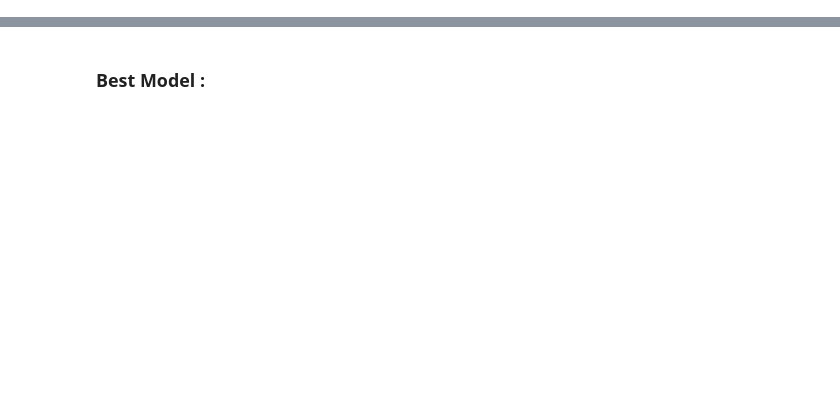
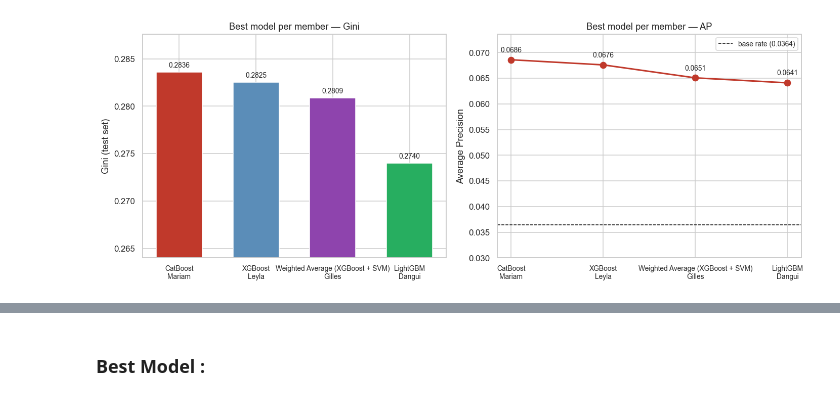
Before and after one commit to leyla-louache/porto-seguro-project, a Jupyter notebook: notebooks/05_final_comparison.ipynb, the cells around one changed output, grey strips where cells are left out. Saved outputs shown, nothing was run; the diff lists cells and outputs as text; code cells hidden in the pictures; blank space fills up the shorter version.

Commit message:
Add results export cells and group comparison figures

```diff
--- a/notebooks/05_final_comparison.ipynb
+++ b/notebooks/05_final_comparison.ipynb
@@ -13,3 +13,16 @@ sns.set_theme(style="whitegrid")
 plt.rcParams["figure.dpi"] = 110
 
 RESULTS_DIR = Path("../results")
+# %%
+# Detect the project root
+PROJECT_ROOT = Path.cwd()
+
+if PROJECT_ROOT.name.lower() == "notebooks":
+    PROJECT_ROOT = PROJECT_ROOT.parent
+
+DATA_DIR = PROJECT_ROOT / "data"
+PROC_DIR = DATA_DIR / "processed"   # train/test files shared with the team
+FIGDIR = PROJECT_ROOT / "reports" / "figures"
+
+for d in (FIGDIR, PROC_DIR):
+    d.mkdir(parents=True, exist_ok=True)
@@ -55,4 +102,0 @@ ranked[["notebook", "model", "notes", "auc", "gini", "ap"]]
-# %%
-res["label"] = res["model"] + " (" + res["notes"].fillna("—") + ")"
-ranked = res.sort_values("gini", ascending=False)
-print(ranked[["notebook", "model", "notes", "gini"]].to_string(index=False))
@@ -109,0 +103,81 @@ plt.show()
+# %%
+# Best model per notebook based on Gini — WITH calc only
+best_with_calc = (
+    res[res["notes"].str.contains("without calc", case=False, na=False) == False]
+    .sort_values("gini", ascending=False)
+    .groupby("notebook", as_index=False)
+    .first()
+)
+
+d = best_with_calc[["notebook", "model", "gini", "ap"]].copy()
+
+d = d.sort_values("gini", ascending=False).reset_index(drop=True)
+
+d.insert(1, "member", d["notebook"].map(MEMBERS))
+
+x = np.arange(len(d))
+labels = d["model"] + "\n" + d["member"]
+
+palette = {
+    "01": "#5b8db8",
+    "02": "#27ae60",
+    "03": "#c0392b",
+    "04": "#8e44ad"
+}
+colors = [palette[n] for n in d["notebook"]]
+
+fig, (ax1, ax2) = plt.subplots(1, 2, figsize=(13, 5))
+
+# --- Gini ---
+bars = ax1.bar(x, d["gini"], 0.6, color=colors)
+
+ax1.set_xticks(x)
+ax1.set_xticklabels(labels, fontsize=9)
+ax1.set_ylabel("Gini (test set)")
+ax1.set_ylim(d["gini"].min() - 0.010, d["gini"].max() + 0.004)
+ax1.set_title("Best model per member — Gini")
+ax1.grid(True, axis="y", zorder=-3)
+
+for r, v in zip(bars, d["gini"]):
+    ax1.text(
+        r.get_x() + r.get_width()/2,
+        v + 0.0005,
+        f"{v:.4f}",
+        ha="center",
+        fontsize=9
+    )
+
+# --- AP ---
+ax2.plot(x, d["ap"], marker="o", ms=8, lw=2, color="#c0392b")
+ax2.axhline(
+    0.0364,
+    color="black",
+    ls="--",
+    lw=1,
+    label="base rate (0.0364)"
+)
+
+ax2.set_xticks(x)
+ax2.set_xticklabels(labels, fontsize=9)
+ax2.set_ylabel("Average Precision")
+ax2.set_ylim(0.030, d["ap"].max() + 0.005)
+ax2.set_title("Best model per member — AP")
+ax2.legend(fontsize=9)
+ax2.grid(True, zorder=-3)
+
+for xi, v in zip(x, d["ap"]):
+    if pd.notna(v):
+        ax2.text(
+            xi,
+            v + 0.0015,
+            f"{v:.4f}",
+            ha="center",
+            fontsize=9
+        )
+
+plt.tight_layout()
+plt.savefig(FIGDIR / "group_best_gini_ap_with_calc.png",
+            dpi=150, bbox_inches="tight")
+plt.show()
+# %% [output]
+[figure, added]
```
Also changed, not shown: parts of 9 cells of this notebook, 11 other files.
